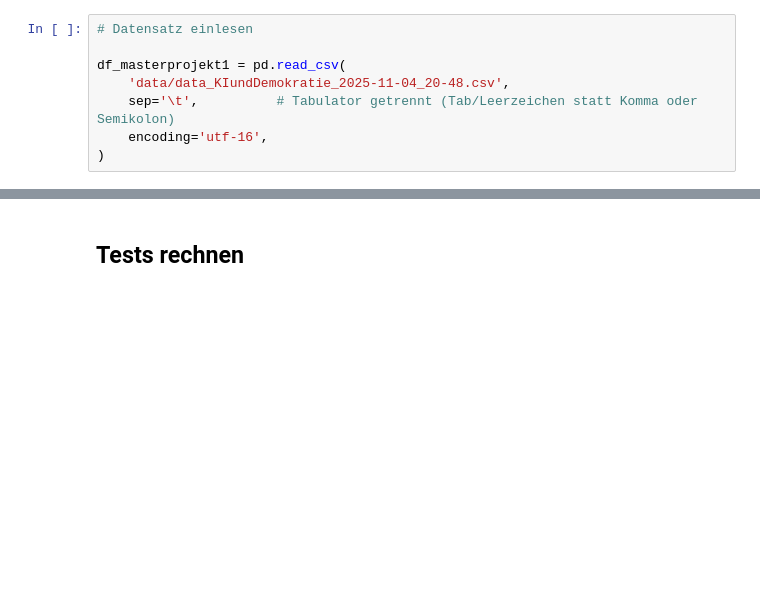
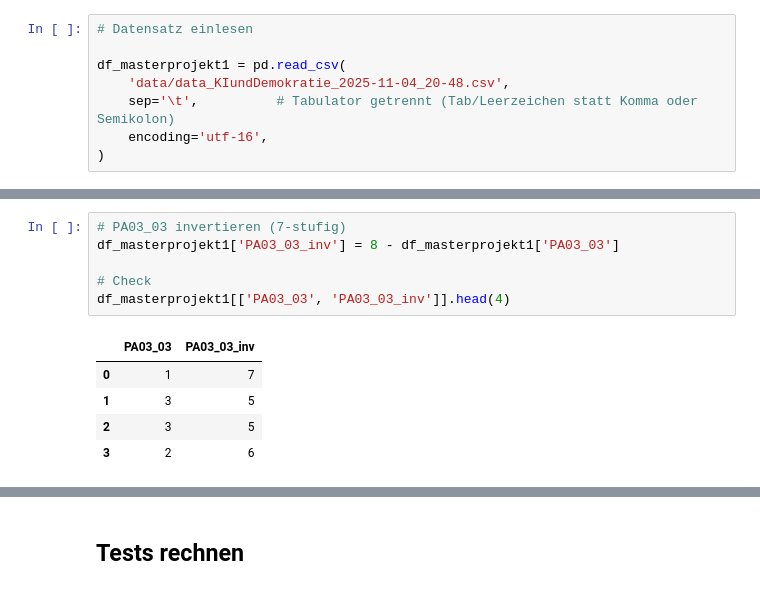
Before and after one commit to lara-polat/KI_Demokratie, a Jupyter notebook: analysis1.ipynb, the cells around one changed output, grey strips where cells are left out. Cells and saved outputs as stored; diff of their text form; blank space fills up the shorter version.

```diff
--- a/analysis1.ipynb
+++ b/analysis1.ipynb
@@ -63,0 +84,12 @@ df_masterprojekt1.head(10)
+# %%
+# PA03_03 invertieren (7-stufig)
+df_masterprojekt1['PA03_03_inv'] = 8 - df_masterprojekt1['PA03_03']
+
+# Check
+df_masterprojekt1[['PA03_03', 'PA03_03_inv']].head(4)
+# %% [output]
+|  | PA03_03 | PA03_03_inv |
+| 0 | 1 | 7 |
+| 1 | 3 | 5 |
+| 2 | 3 | 5 |
+| 3 | 2 | 6 |
```
Also changed, not shown: parts of 29 cells of this notebook.
